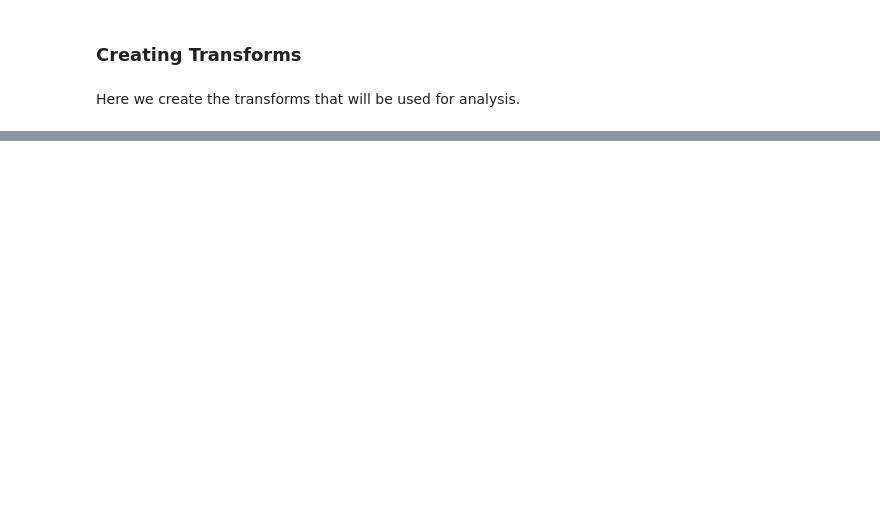
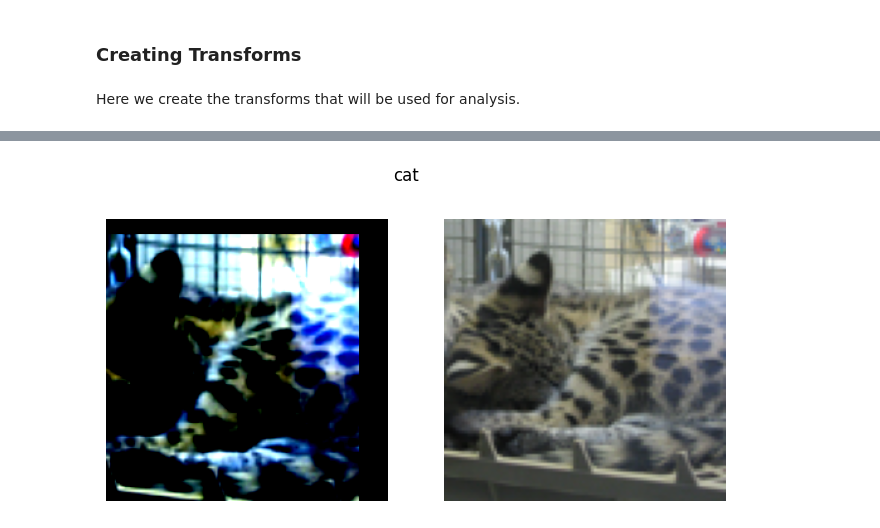
Before and after one commit to Zapy67/ATML-PA-1, a Jupyter notebook: Task1/task_1.ipynb, the cells around one changed output, grey strips where cells are left out. Drawn from its saved outputs; the diff is of its cells as text; code cells hidden in the pictures; blank space fills up the shorter version.

```diff
--- a/Task1/task_1.ipynb
+++ b/Task1/task_1.ipynb
@@ -455,0 +326,4 @@ Here we create the transforms that will be used for analysis.
+# %%
+plot_sample(raw, affine)
+# %% [output]
+[figure, added]
```
Also changed, not shown: parts of 26 cells of this notebook.
